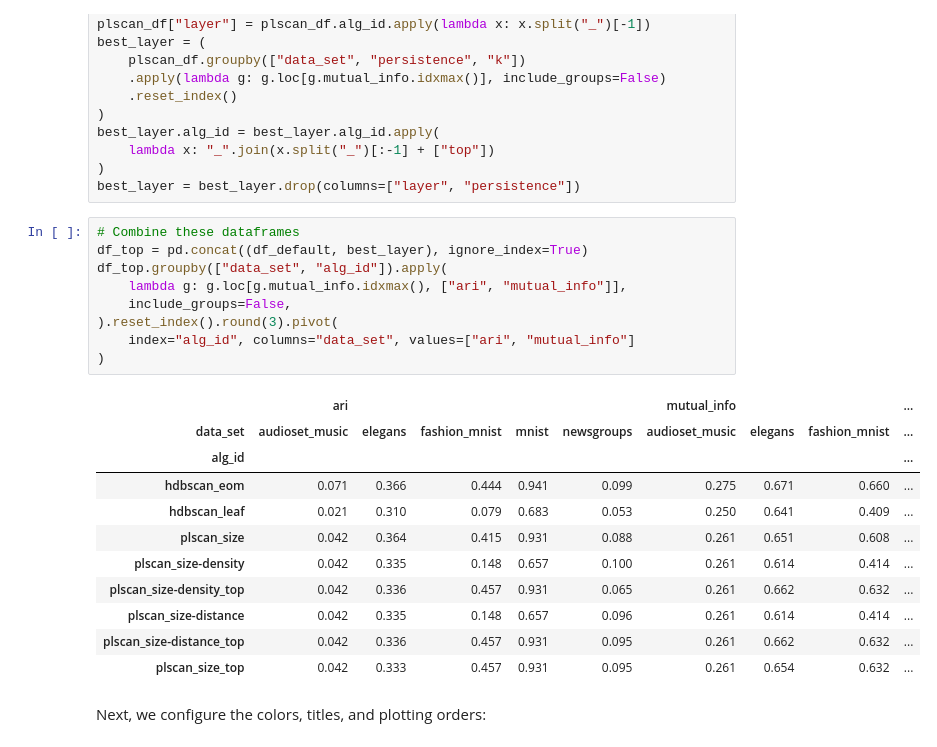
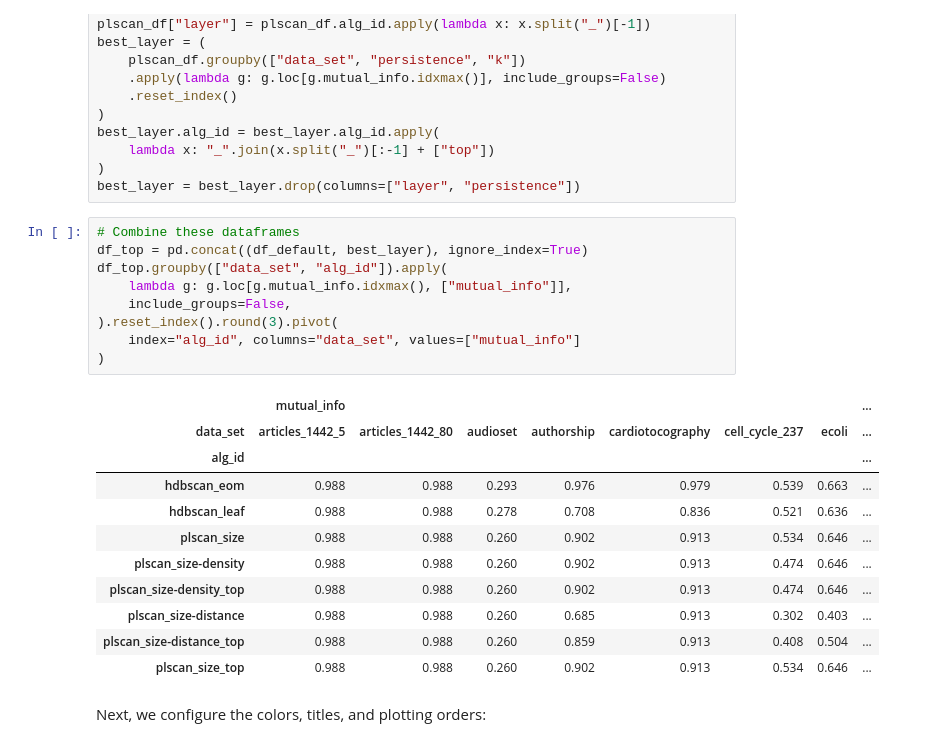
Before and after one commit to JelmerBot/fast_plscan, a Jupyter notebook: docs/demo_parameter_sensitivity.ipynb, the cells around one changed output. Drawn from its saved outputs; the diff is of its cells as text.

```diff
--- a/docs/demo_parameter_sensitivity.ipynb
+++ b/docs/demo_parameter_sensitivity.ipynb
@@ -362,24 +388,24 @@ best_layer = best_layer.drop(columns=["layer", "persistence"])
 # %%
 # Combine these dataframes
 df_top = pd.concat((df_default, best_layer), ignore_index=True)
 df_top.groupby(["data_set", "alg_id"]).apply(
-    lambda g: g.loc[g.mutual_info.idxmax(), ["ari", "mutual_info"]],
+    lambda g: g.loc[g.mutual_info.idxmax(), ["mutual_info"]],
     include_groups=False,
 ).reset_index().round(3).pivot(
-    index="alg_id", columns="data_set", values=["ari", "mutual_info"]
+    index="alg_id", columns="data_set", values=["mutual_info"]
 )
 # %% [output]
-|  | ari |  |  |  |  | mutual_info |  |  | ... |
-| data_set | audioset_music | elegans | fashion_mnist | mnist | newsgroups | audioset_music | elegans | fashion_mnist | ... |
-| alg_id |  |  |  |  |  |  |  |  | ... |
-| hdbscan_eom | 0.071 | 0.366 | 0.444 | 0.941 | 0.099 | 0.275 | 0.671 | 0.660 | ... |
-| hdbscan_leaf | 0.021 | 0.310 | 0.079 | 0.683 | 0.053 | 0.250 | 0.641 | 0.409 | ... |
-| plscan_size | 0.042 | 0.364 | 0.415 | 0.931 | 0.088 | 0.261 | 0.651 | 0.608 | ... |
-| plscan_size-density | 0.042 | 0.335 | 0.148 | 0.657 | 0.100 | 0.261 | 0.614 | 0.414 | ... |
-| plscan_size-density_top | 0.042 | 0.336 | 0.457 | 0.931 | 0.065 | 0.261 | 0.662 | 0.632 | ... |
-| plscan_size-distance | 0.042 | 0.335 | 0.148 | 0.657 | 0.096 | 0.261 | 0.614 | 0.414 | ... |
-| plscan_size-distance_top | 0.042 | 0.336 | 0.457 | 0.931 | 0.095 | 0.261 | 0.662 | 0.632 | ... |
-| plscan_size_top | 0.042 | 0.333 | 0.457 | 0.931 | 0.095 | 0.261 | 0.654 | 0.632 | ... |
+|  | mutual_info |  |  |  |  |  |  | ... |
+| data_set | articles_1442_5 | articles_1442_80 | audioset | authorship | cardiotocography | cell_cycle_237 | ecoli | ... |
+| alg_id |  |  |  |  |  |  |  | ... |
+| hdbscan_eom | 0.988 | 0.988 | 0.293 | 0.976 | 0.979 | 0.539 | 0.663 | ... |
+| hdbscan_leaf | 0.988 | 0.988 | 0.278 | 0.708 | 0.836 | 0.521 | 0.636 | ... |
+| plscan_size | 0.988 | 0.988 | 0.260 | 0.902 | 0.913 | 0.534 | 0.646 | ... |
+| plscan_size-density | 0.988 | 0.988 | 0.260 | 0.902 | 0.913 | 0.474 | 0.646 | ... |
+| plscan_size-density_top | 0.988 | 0.988 | 0.260 | 0.902 | 0.913 | 0.474 | 0.646 | ... |
+| plscan_size-distance | 0.988 | 0.988 | 0.260 | 0.685 | 0.913 | 0.302 | 0.403 | ... |
+| plscan_size-distance_top | 0.988 | 0.988 | 0.260 | 0.859 | 0.913 | 0.408 | 0.504 | ... |
+| plscan_size_top | 0.988 | 0.988 | 0.260 | 0.902 | 0.913 | 0.534 | 0.646 | ... |
 # %% [markdown]
 Next, we configure the colors, titles, and plotting orders:
 # %%
```
Also changed, not shown: parts of 10 cells of this notebook, 59 other files.
